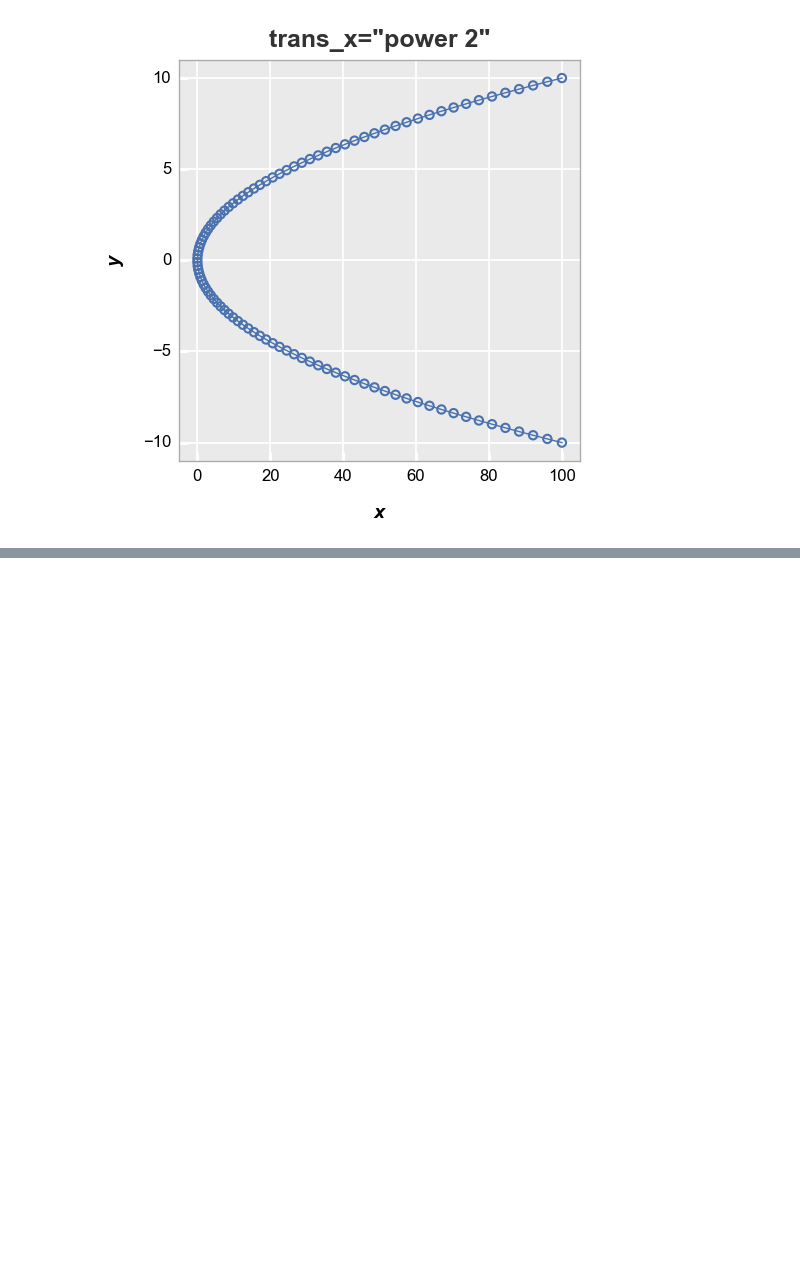
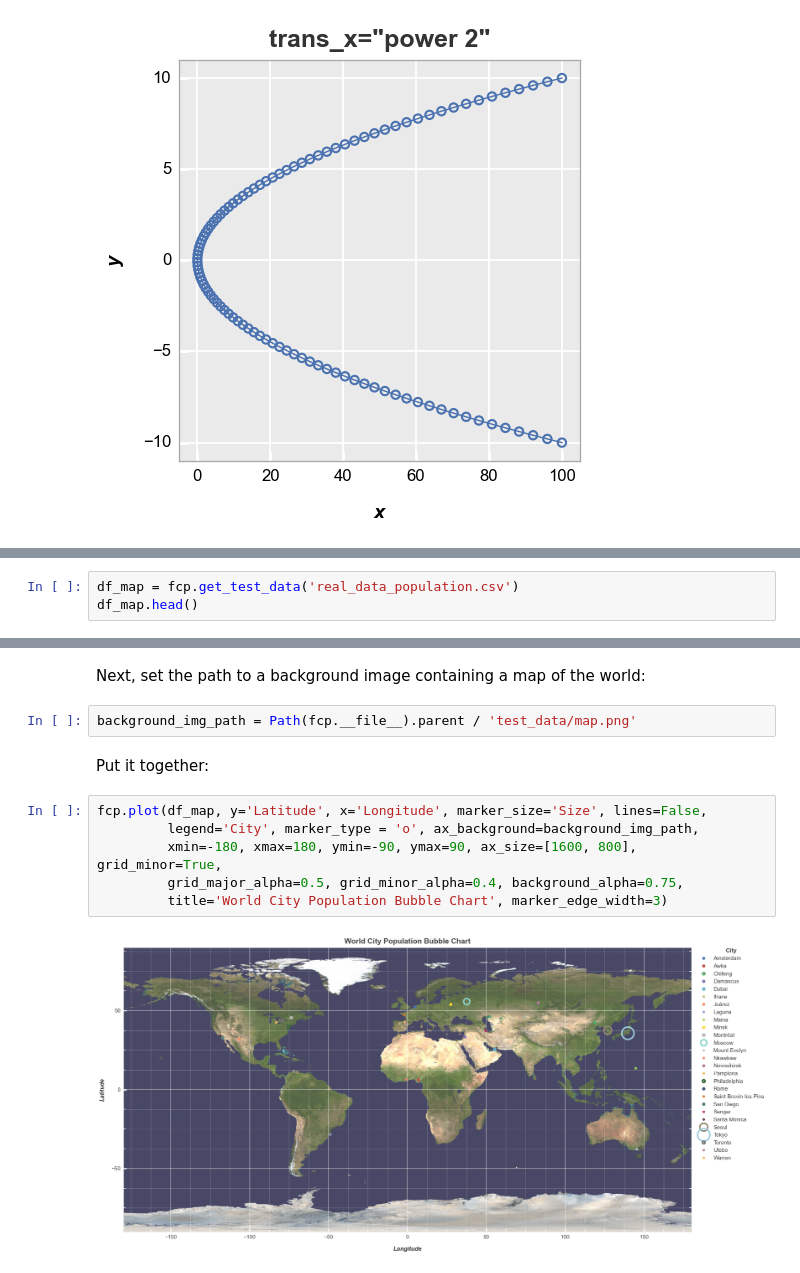
Before and after one commit to endangeredoxen/fivecentplots, a Jupyter notebook: doc/basics/misc.ipynb, the cells around one changed output, grey strips where cells are left out. Saved outputs shown, nothing was run; the diff lists cells and outputs as text; blank space fills up the shorter version.

Commit message:
update docs and test data retrieval code

```diff
--- a/doc/basics/misc.ipynb
+++ b/doc/basics/misc.ipynb
@@ -182,0 +191,3 @@ fcp.plot(dft, x='x', y='y', trans_x=['power', 2], title='trans_x="power 2"')
+# %%
+df_map = fcp.get_test_data('real_data_population.csv')
+df_map.head()
@@ -182,0 +201,14 @@ fcp.plot(dft, x='x', y='y', trans_x=['power', 2], title='trans_x="power 2"')
+# %% [markdown]
+Next, set the path to a background image containing a map of the world:
+# %%
+background_img_path = Path(fcp.__file__).parent / 'test_data/map.png'
+# %% [markdown]
+Put it together:
+# %%
+fcp.plot(df_map, y='Latitude', x='Longitude', marker_size='Size', lines=False,
+         legend='City', marker_type = 'o', ax_background=background_img_path,
+         xmin=-180, xmax=180, ymin=-90, ymax=90, ax_size=[1600, 800], grid_minor=True,
+         grid_major_alpha=0.5, grid_minor_alpha=0.4, background_alpha=0.75,
+         title='World City Population Bubble Chart', marker_edge_width=3)
+# %% [output]
+[figure, added]
```
Also changed, not shown: parts of 6 cells of this notebook, 8 other files.
